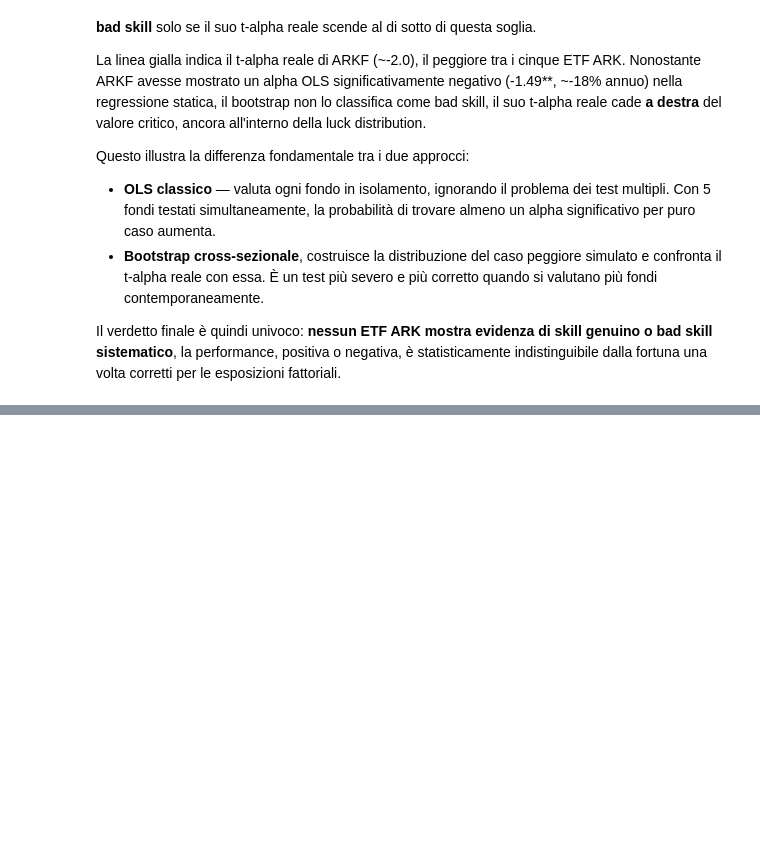
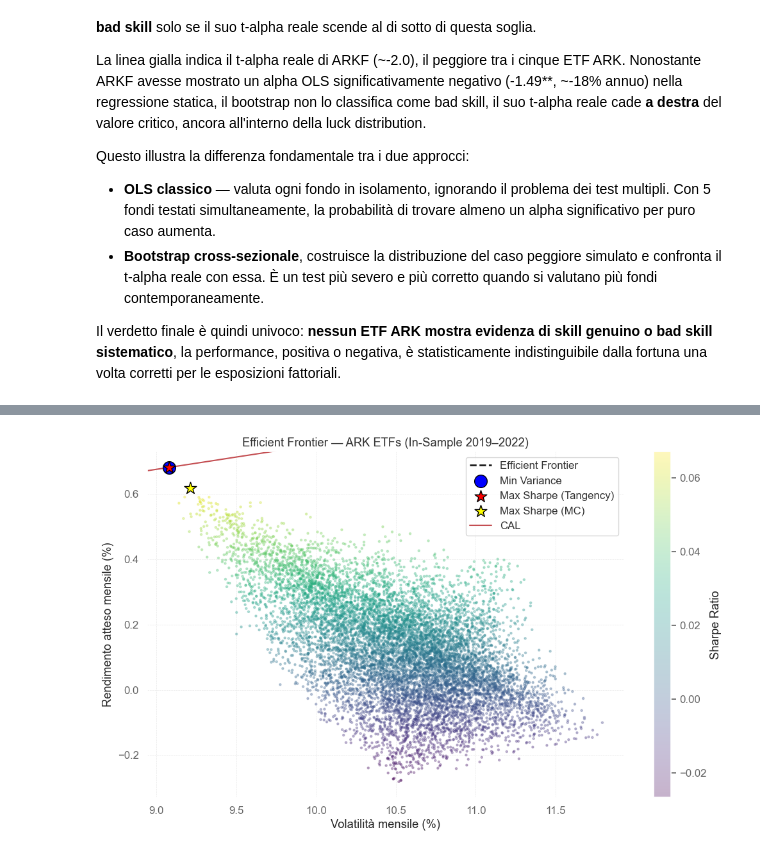
Before and after one commit to fenicola/Ark_Invest_skill_or_luck, a Jupyter notebook: skill_or_luck.ipynb, the cells around one changed output, grey strips where cells are left out. Saved outputs shown, nothing was run; the diff lists cells and outputs as text; code cells hidden in the pictures; blank space fills up the shorter version.

```diff
--- a/skill_or_luck.ipynb
+++ b/skill_or_luck.ipynb
@@ -628,0 +742,5 @@ fattoriali.
+# %%
+# Min Variance Portfolio
+ef_min   = EfficientFrontier(ER_means, covmatrix, weight_bounds=(0, 1), solver='CLARABEL')
+ef_min.min_volatility()
+perf_min = ef_min.portfolio_performance(risk_free_rate=0)
@@ -628,0 +769,37 @@ fattoriali.
+# %%
+plt.figure(figsize=(12, 7))
+
+# Cloud Montecarlo
+sc = plt.scatter(mc_vols, mc_returns, s=5, alpha=0.3, c=mc_sharpes, cmap='viridis')
+plt.colorbar(sc, label='Sharpe Ratio')
+
+# Frontiera efficiente
+plt.plot(vols_ef, returns_ef, 'k--', linewidth=2, label='Efficient Frontier')
+
+# Min Variance
+plt.scatter(perf_min[1], perf_min[0], c='blue', s=200, marker='o',
+            edgecolors='black', label='Min Variance', zorder=10)
+
+# Tangency Portfolio
+plt.scatter(perf_opt[1], perf_opt[0], c='red', s=200, marker='*',
+            edgecolors='black', label='Max Sharpe (Tangency)', zorder=10)
+
+# Max Sharpe Montecarlo
+plt.scatter(mc_vols[best], mc_returns[best], c='yellow', s=200, marker='*',
+            edgecolors='black', label='Max Sharpe (MC)', zorder=10)
+
+# CAL
+xl = plt.xlim(); yl = plt.ylim()
+cal_x = np.linspace(0, xl[1], 100)
+cal_y = perf_opt[2] * cal_x
+plt.plot(cal_x, cal_y, 'r-', linewidth=1.5, label='CAL')
+plt.xlim(xl); plt.ylim(yl)
+
+plt.title('Efficient Frontier — ARK ETFs (In-Sample 2019–2022)')
+plt.xlabel('Volatilità mensile (%)')
+plt.ylabel('Rendimento atteso mensile (%)')
+plt.legend()
+plt.grid(True, linestyle='--', alpha=0.6)
+plt.show()
+# %% [output]
+[figure, added]
```
Also changed, not shown: parts of 17 cells of this notebook.
